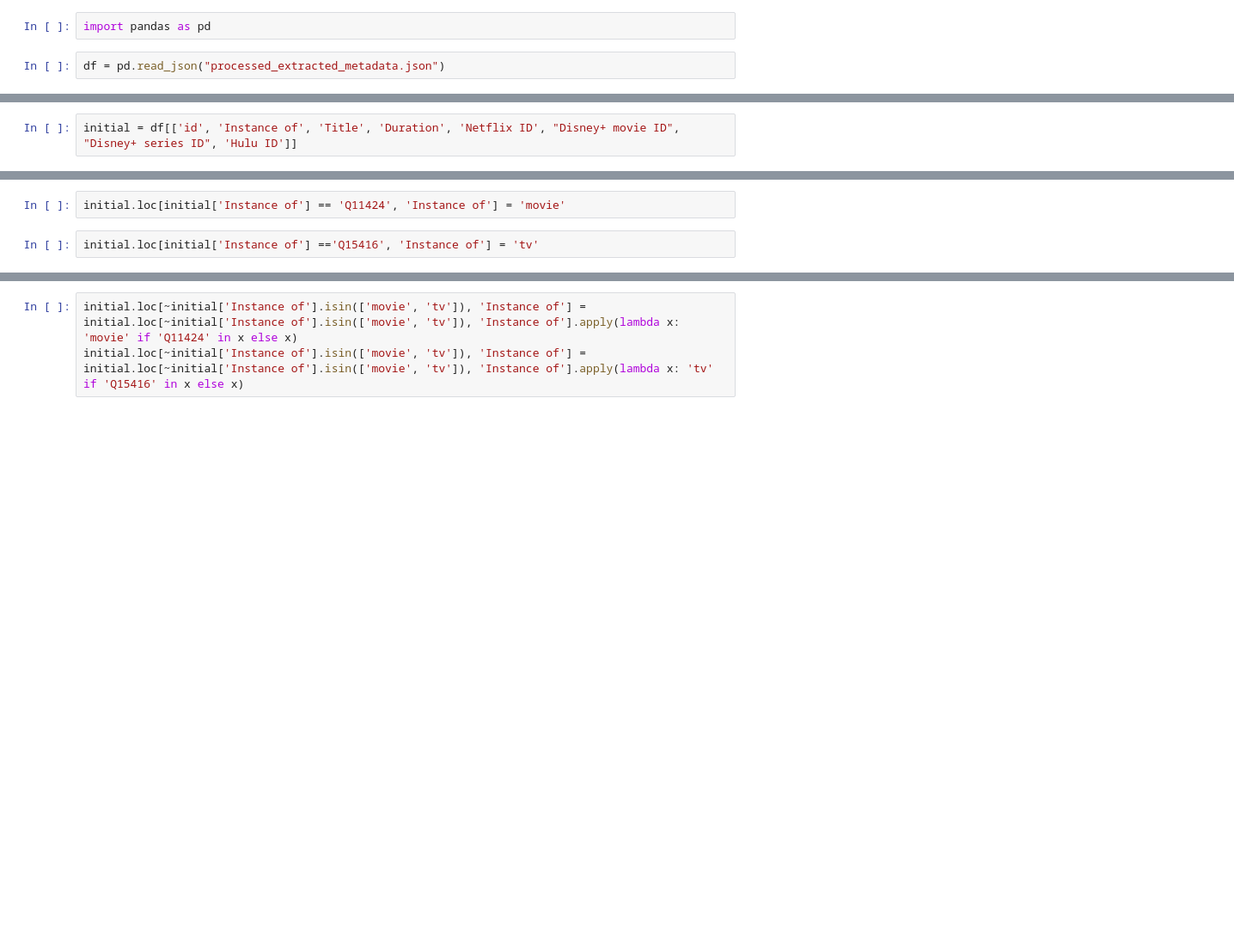
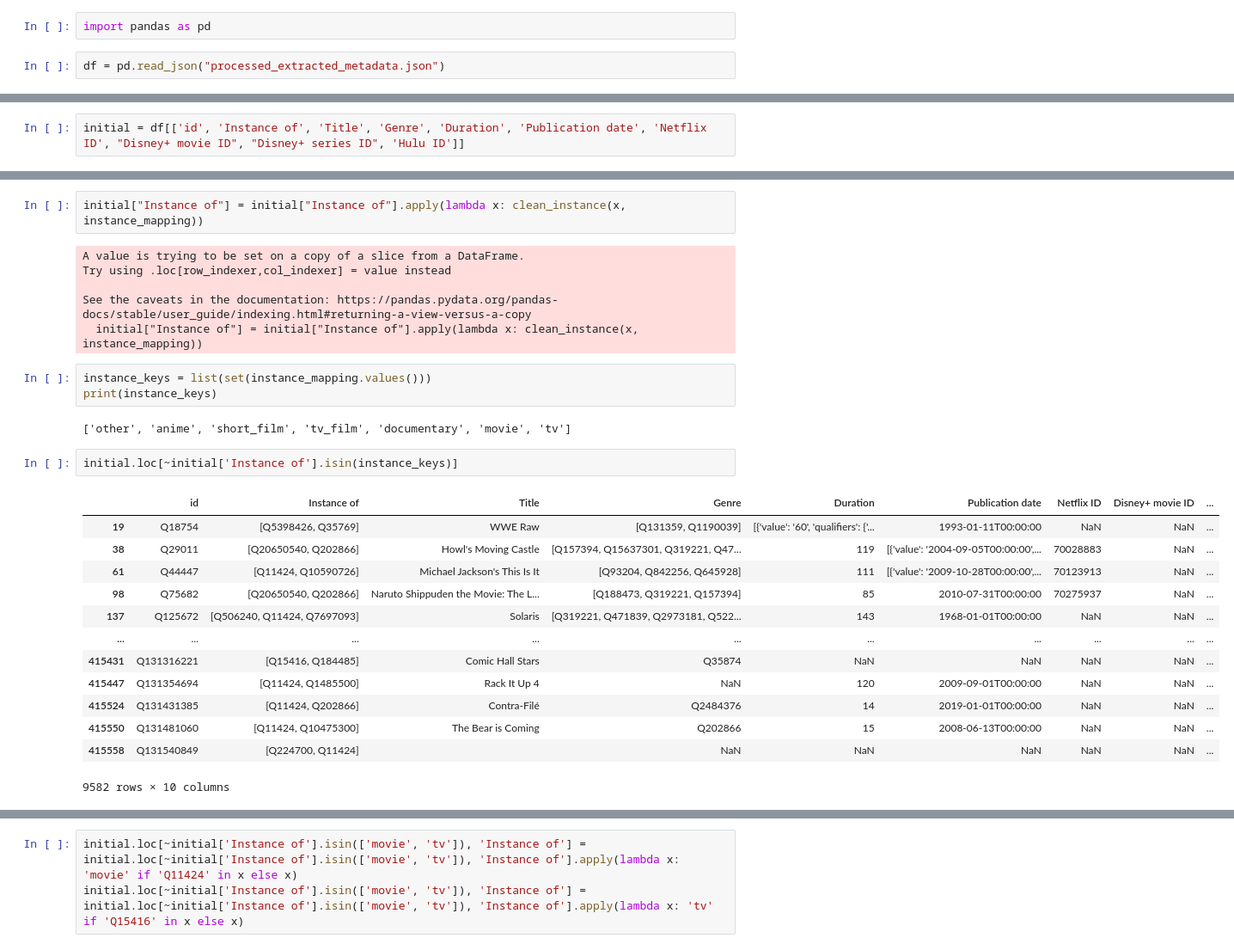
Before and after one commit to dannydhkim/Popcorn, a Jupyter notebook: database_processing/test.ipynb, the cells around one changed output, grey strips where cells are left out. Shown at 86% size. Drawn from its saved outputs; the diff is of its cells as text; blank space fills up the shorter version.

Commit message:
was ready to upload to dynamo and found we didn't have arcane and other titles. pull again with more instance types

```diff
--- a/database_processing/test.ipynb
+++ b/database_processing/test.ipynb
@@ -9,2 +46,2 @@ df.columns
 # %%
-initial = df[['id', 'Instance of', 'Title', 'Duration', 'Netflix ID', "Disney+ movie ID", "Disney+ series ID", 'Hulu ID']]
+initial = df[['id', 'Instance of', 'Title', 'Genre', 'Duration', 'Publication date', 'Netflix ID', "Disney+ movie ID", "Disney+ series ID", 'Hulu ID']]
@@ -11,4 +118,29 @@ initial = df[['id', 'Instance of', 'Title', 'Duration', 'Netflix ID', "Disney+ m
+# %%
+initial["Instance of"] = initial["Instance of"].apply(lambda x: clean_instance(x, instance_mapping))
+# %% [output]
+A value is trying to be set on a copy of a slice from a DataFrame.
+Try using .loc[row_indexer,col_indexer] = value instead
+
+See the caveats in the documentation: https://pandas.pydata.org/pandas-docs/stable/user_guide/indexing.html#returning-a-view-versus-a-copy
+  initial["Instance of"] = initial["Instance of"].apply(lambda x: clean_instance(x, instance_mapping))
+# %%
+instance_keys = list(set(instance_mapping.values()))
+print(instance_keys)
+# %% [output]
+['other', 'anime', 'short_film', 'tv_film', 'documentary', 'movie', 'tv']
 # %%
-initial.loc[initial['Instance of'] == 'Q11424', 'Instance of'] = 'movie'
+initial.loc[~initial['Instance of'].isin(instance_keys)]
+# %% [output]
+|  | id | Instance of | Title | Genre | Duration | Publication date | Netflix ID | Disney+ movie ID | ... |
+| 19 | Q18754 | [Q5398426, Q35769] | WWE Raw | [Q131359, Q1190039] | [{'value': '60', 'qualifiers': {'... | 1993-01-11T00:00:00 | NaN | NaN | ... |
+| 38 | Q29011 | [Q20650540, Q202866] | Howl's Moving Castle | [Q157394, Q15637301, Q319221, Q47... | 119 | [{'value': '2004-09-05T00:00:00',... | 70028883 | NaN | ... |
+| 61 | Q44447 | [Q11424, Q10590726] | Michael Jackson's This Is It | [Q93204, Q842256, Q645928] | 111 | [{'value': '2009-10-28T00:00:00',... | 70123913 | NaN | ... |
+| 98 | Q75682 | [Q20650540, Q202866] | Naruto Shippuden the Movie: The L... | [Q188473, Q319221, Q157394] | 85 | 2010-07-31T00:00:00 | 70275937 | NaN | ... |
+| 137 | Q125672 | [Q506240, Q11424, Q7697093] | Solaris | [Q319221, Q471839, Q2973181, Q522... | 143 | 1968-01-01T00:00:00 | NaN | NaN | ... |
+| ... | ... | ... | ... | ... | ... | ... | ... | ... | ... |
+| 415431 | Q131316221 | [Q15416, Q184485] | Comic Hall Stars | Q35874 | NaN | NaN | NaN | NaN | ... |
+| 415447 | Q131354694 | [Q11424, Q1485500] | Rack It Up 4 | NaN | 120 | 2009-09-01T00:00:00 | NaN | NaN | ... |
+| 415524 | Q131431385 | [Q11424, Q202866] | Contra-Filé | Q2484376 | 14 | 2019-01-01T00:00:00 | NaN | NaN | ... |
+| 415550 | Q131481060 | [Q11424, Q10475300] | The Bear is Coming | Q202866 | 15 | 2008-06-13T00:00:00 | NaN | NaN | ... |
+| 415558 | Q131540849 | [Q224700, Q11424] |  | NaN | NaN | NaN | NaN | NaN | ... |
+9582 rows × 10 columns
-# %%
-initial.loc[initial['Instance of'] =='Q15416', 'Instance of'] = 'tv'
```
Also changed, not shown: parts of 38 cells of this notebook, 5 other files.
